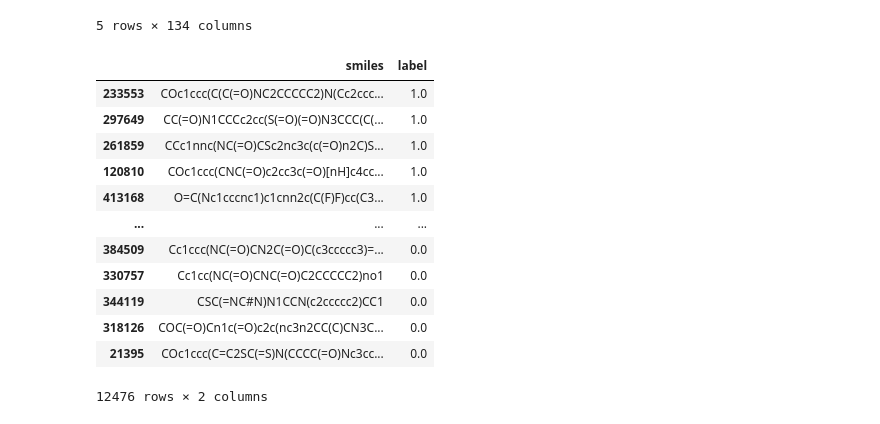
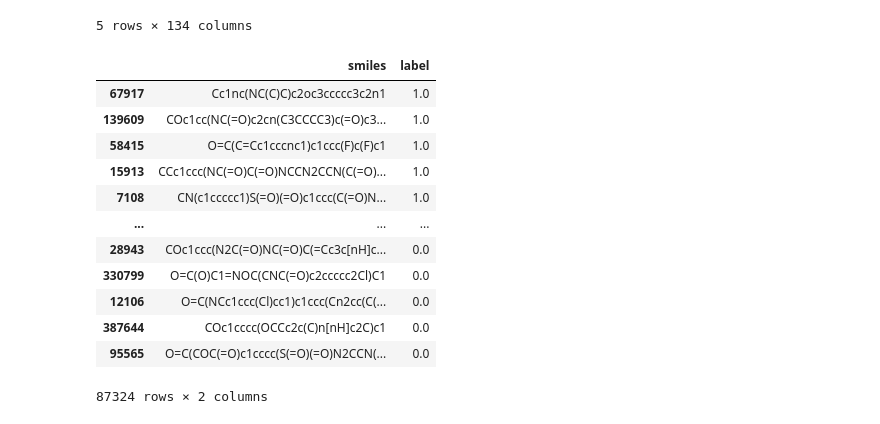
Before and after one commit to Wa-lead/CV_PROJECT, a Jupyter notebook: data_prepare.ipynb, the cells around one changed output. Cells and saved outputs as stored; diff of their text form; code cells hidden in the pictures.

```diff
--- a/data_prepare.ipynb
+++ b/data_prepare.ipynb
@@ -4,7 +4,7 @@ import numpy as np
 from sklearn.model_selection import train_test_split
 
 
-ss = pd.read_csv('pcba_all.csv')
+ss = pd.read_csv('data/pcba_all.csv')
 ss.head()
 # %% [output]
 |  | Index ID | Molecule | rdkit SMILES | Morgan FP_2_1024 | BT_0.4 ID | BT_0.4 Leader Index | pcba-aid1030 | ... |
@@ -25,27 +25,27 @@ df_selected = df[['rdkit SMILES','pcba-aid686978' ]]
 df_selected = df_selected.rename(columns={'rdkit SMILES': 'smiles', 'pcba-aid686978': 'label'})
 # %%
 df_selected_1 = df_selected[df_selected['label'] == 1]
-df_selected_1 = df_selected_1.sample(frac=0.1)
+df_selected_1 = df_selected_1.sample(frac=0.7)
 
 df_selected_0 = df_selected[df_selected['label'] == 0]
 df_selected_0 = df_selected_0.sample(len(df_selected_1))
 
 df_selected = pd.concat([df_selected_1, df_selected_0])
 df_selected
 # %% [output]
 |  | smiles | label |
-| 233553 | COc1ccc(C(C(=O)NC2CCCCC2)N(Cc2ccc... | 1.0 |
-| 297649 | CC(=O)N1CCCc2cc(S(=O)(=O)N3CCC(C(... | 1.0 |
-| 261859 | CCc1nnc(NC(=O)CSc2nc3c(c(=O)n2C)S... | 1.0 |
-| 120810 | COc1ccc(CNC(=O)c2cc3c(=O)[nH]c4cc... | 1.0 |
-| 413168 | O=C(Nc1cccnc1)c1cnn2c(C(F)F)cc(C3... | 1.0 |
+| 67917 | Cc1nc(NC(C)C)c2oc3ccccc3c2n1 | 1.0 |
+| 139609 | COc1cc(NC(=O)c2cn(C3CCCC3)c(=O)c3... | 1.0 |
+| 58415 | O=C(C=Cc1cccnc1)c1ccc(F)c(F)c1 | 1.0 |
+| 15913 | CCc1ccc(NC(=O)C(=O)NCCN2CCN(C(=O)... | 1.0 |
+| 7108 | CN(c1ccccc1)S(=O)(=O)c1ccc(C(=O)N... | 1.0 |
 | ... | ... | ... |
-| 384509 | Cc1ccc(NC(=O)CN2C(=O)C(c3ccccc3)=... | 0.0 |
-| 330757 | Cc1cc(NC(=O)CNC(=O)C2CCCCC2)no1 | 0.0 |
-| 344119 | CSC(=NC#N)N1CCN(c2ccccc2)CC1 | 0.0 |
-| 318126 | COC(=O)Cn1c(=O)c2c(nc3n2CC(C)CN3C... | 0.0 |
-| 21395 | COc1ccc(C=C2SC(=S)N(CCCC(=O)Nc3cc... | 0.0 |
+| 28943 | COc1ccc(N2C(=O)NC(=O)C(=Cc3c[nH]c... | 0.0 |
+| 330799 | O=C(O)C1=NOC(CNC(=O)c2ccccc2Cl)C1 | 0.0 |
+| 12106 | O=C(NCc1ccc(Cl)cc1)c1ccc(Cn2cc(C(... | 0.0 |
+| 387644 | COc1cccc(OCCc2c(C)n[nH]c2C)c1 | 0.0 |
+| 95565 | O=C(COC(=O)c1cccc(S(=O)(=O)N2CCN(... | 0.0 |
-12476 rows × 2 columns
+87324 rows × 2 columns
 # %%
 train_df, test_df = train_test_split(df_selected, test_size=0.3, random_state=42, stratify=df_selected['label'])
 val_df, test_df = train_test_split(test_df, test_size=0.5, random_state=42, stratify=test_df['label'])
```
Also changed, not shown: parts of 1 cell of this notebook, 25 other files.
